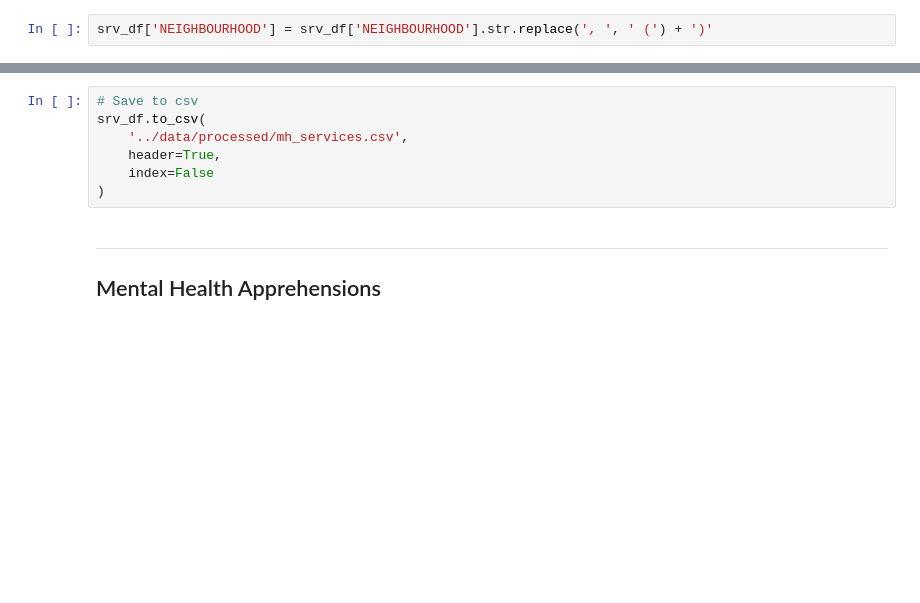
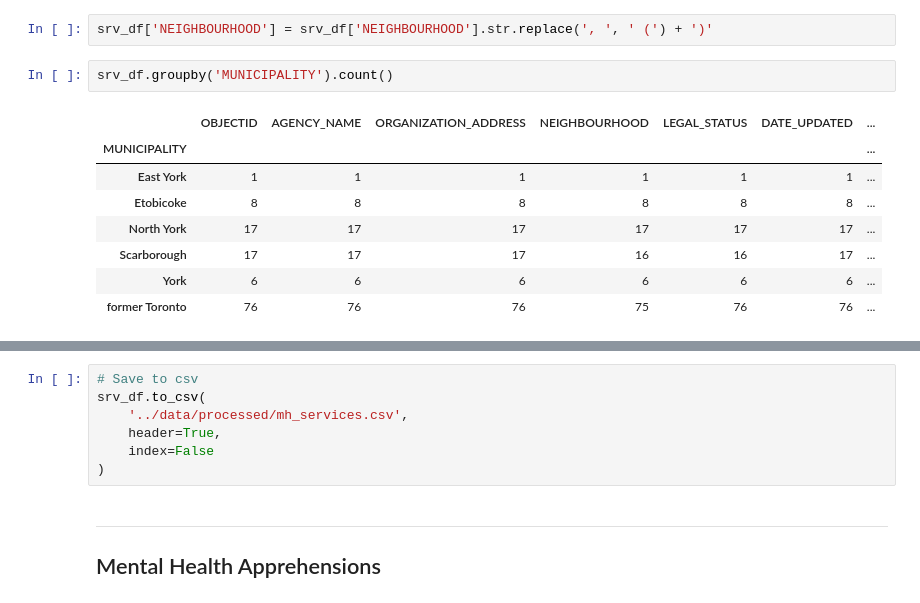
Before and after one commit to tsbarr/toronto-open-data, a Jupyter notebook: mental-health-services/notebooks/01_data_collection.ipynb, the cells around one changed output, grey strips where cells are left out. Drawn from its saved outputs; the diff is of its cells as text; blank space fills up the shorter version.

Commit message:
add municipality service counts

```diff
--- a/mental-health-services/notebooks/01_data_collection.ipynb
+++ b/mental-health-services/notebooks/01_data_collection.ipynb
@@ -195,3 +195,14 @@ srv_df.head()
 | 4 | 1240 | Harriet Tubman Community Organiza... | 1761 Sheppard Ave E, Main Fl, Str... | Henry Farm, 53 | (50) Non Profit | 2015-07-15T04:00:00 | 1761 Sheppard Ave E | ... |
 # %%
 srv_df['NEIGHBOURHOOD'] = srv_df['NEIGHBOURHOOD'].str.replace(', ', ' (') + ')'
+# %%
+srv_df.groupby('MUNICIPALITY').count()
+# %% [output]
+|  | OBJECTID | AGENCY_NAME | ORGANIZATION_ADDRESS | NEIGHBOURHOOD | LEGAL_STATUS | DATE_UPDATED | ... |
+| MUNICIPALITY |  |  |  |  |  |  | ... |
+| East York | 1 | 1 | 1 | 1 | 1 | 1 | ... |
+| Etobicoke | 8 | 8 | 8 | 8 | 8 | 8 | ... |
+| North York | 17 | 17 | 17 | 17 | 17 | 17 | ... |
+| Scarborough | 17 | 17 | 17 | 16 | 16 | 17 | ... |
+| York | 6 | 6 | 6 | 6 | 6 | 6 | ... |
+| former Toronto | 76 | 76 | 76 | 75 | 76 | 76 | ... |
```
Also changed, not shown: parts of 5 cells of this notebook.
